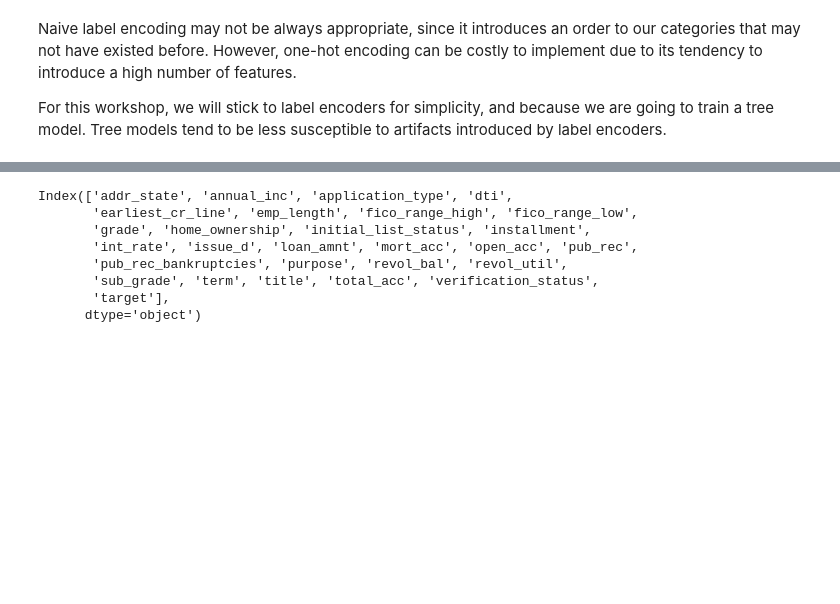
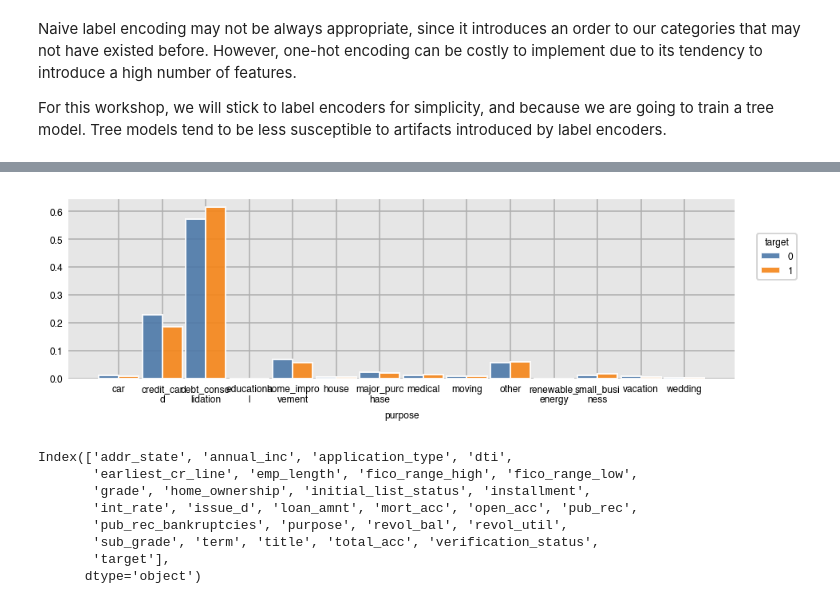
Before and after one commit to palpen/intro-ml-ws, a Jupyter notebook: feature_eng.ipynb, the cells around one changed output, grey strips where cells are left out. Saved outputs shown, nothing was run; the diff lists cells and outputs as text; code cells hidden in the pictures; blank space fills up the shorter version.

```diff
--- a/feature_eng.ipynb
+++ b/feature_eng.ipynb
@@ -32,3 +36,4 @@ from category_encoders.target_encoder import TargetEncoder
 # %%
 DATA_PATH = pathlib.Path('./data')
 RESULTS_PATH = pathlib.Path('./results')
+SAMPLE = True  # set to False to apply transformations to the entire dataset
@@ -37,3 +40,11 @@ df = pd.read_csv(DATA_PATH / 'accepted_2007_to_2018Q4.csv')
+# %%
+df = pd.read_csv(DATA_PATH / 'accepted_2007_to_2018Q4.csv')
+
+if SAMPLE:
+    # Take a subsample of your dataset
+    # Useful when developing your pipeline for faster
+    # turnaround time when you just want to test your code
+    df = df.sample(frac=0.1)
 # %%
 keep_list = ['addr_state', 'annual_inc', 'application_type',
              'dti', 'earliest_cr_line', 'emp_length', 'fico_range_high', 'fico_range_low',
@@ -189,3 +231,7 @@ log_cols = ['annual_inc', 'dti', 'int_rate', 'open_acc', 'total_acc']
+# %%
+dxp.count('purpose', data=df, split='target', normalize='target')
+# %% [output]
+[figure, added]
 # %%
 def feature_engineering(df, num_cols, cat_cols, log_cols=None, is_train=True):
     ''' This function will be used to take the log of our features, scale our features, encodings, etc.'''
```
Also changed, not shown: parts of 21 cells of this notebook.
